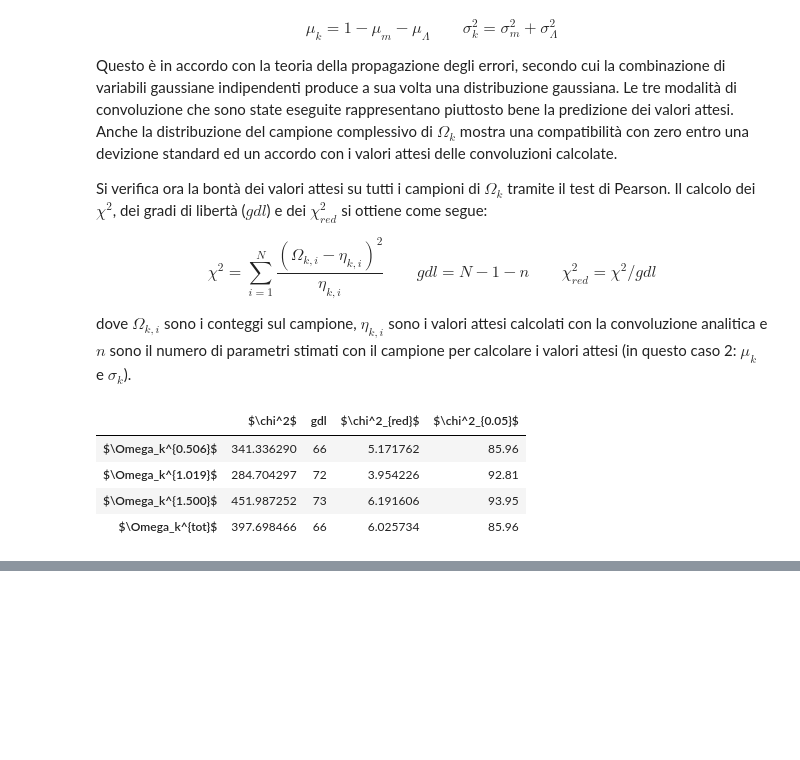
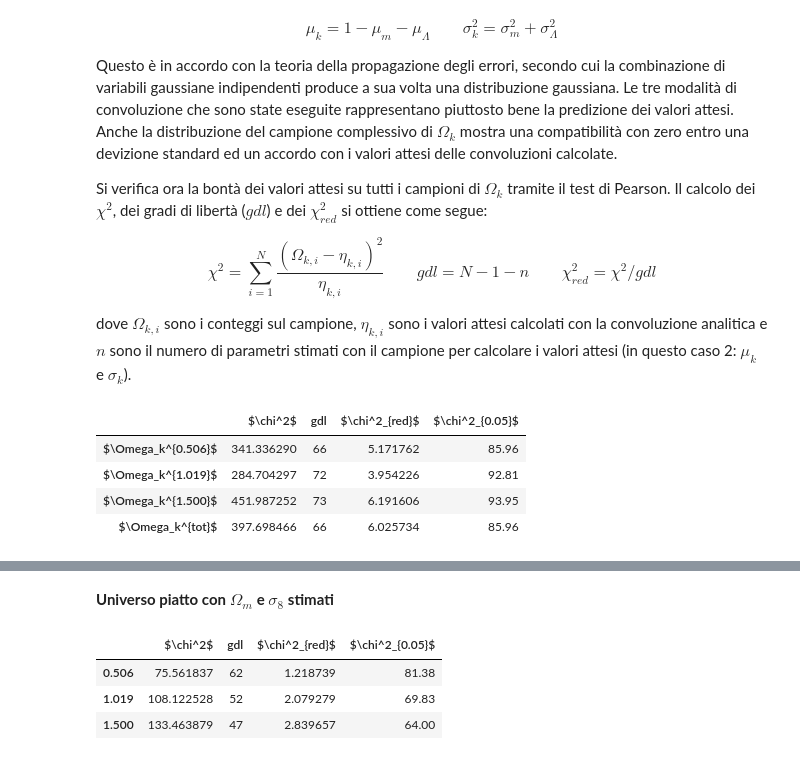
Before and after one commit to Gabry103/Esame-TRMD, a Jupyter notebook: Gabriele Furlani_HMF.ipynb, the cells around one changed output, grey strips where cells are left out. Cells and saved outputs as stored; diff of their text form; code cells hidden in the pictures; blank space fills up the shorter version.

```diff
--- a/Gabriele Furlani_HMF.ipynb
+++ b/Gabriele Furlani_HMF.ipynb
@@ -352,6 +361,8 @@ Dai grafici sopra riportati si osserva che le distribuzioni marginali risultano
 A partire da questi valori ottimizzati, è possibile calcolare una nuova previsione teorica dei conteggi mediante la _Halo Mass Function_ (HMF) e confrontarla nuovamente con i dati osservati. L’obiettivo è verificare se l’impiego dei nuovi parametri stimati consenta di ottenere un migliore accordo tra modello teorico e osservazioni, riducendo così la differenza riscontrata nelle analisi precedenti. Si mostra tale confronto.
 # %%
 colori=['blue','orange','green']
+chi_sq_flatp=[0,0,0]
+gdl_flatp=[-3,-3,-3]
 for i,z in enumerate(z_val):
 
     #calcolo i valori attesi con i parametri ottimizzati
@@ -366,6 +377,13 @@ for i,z in enumerate(z_val):
     plt.title(f'Distribuzione delle masse in scala logaritmica per z={z}')
     plt.legend()
     plt.show()
+
+    #calcolo chi^2 del test di Pearson (discusso alla fine della relazione)
+    for j in range(len(conteggi[i])):
+        if conteggi[i][j]>=5:
+            chi_sq_flatp[i]+=(conteggi[i][j]-val_att[j])**2/val_att[j]
+            gdl_flatp[i]+=1
+chi_red_flatp=np.array(chi_sq_flatp)/np.array(gdl_flatp)
 # %% [output]
 [figure]
 [figure]
@@ -863,0 +907,10 @@ df
+# %% [markdown]
+**Universo piatto con $\Omega_m$ e $\sigma_8$ stimati**
+# %%
+df=pd.DataFrame({'$\\chi^2$':chi_sq_flatp,'gdl':gdl_flatp,'$\\chi^2_{red}$':chi_red_flatp,'$\\chi^2_{0.05}$':[81.38,69.83,64.00]}, index=z_val)
+df
+# %% [output]
+|  | $\chi^2$ | gdl | $\chi^2_{red}$ | $\chi^2_{0.05}$ |
+| 0.506 | 75.561837 | 62 | 1.218739 | 81.38 |
+| 1.019 | 108.122528 | 52 | 2.079279 | 69.83 |
+| 1.500 | 133.463879 | 47 | 2.839657 | 64.00 |
```
Also changed, not shown: parts of 7 cells of this notebook.
